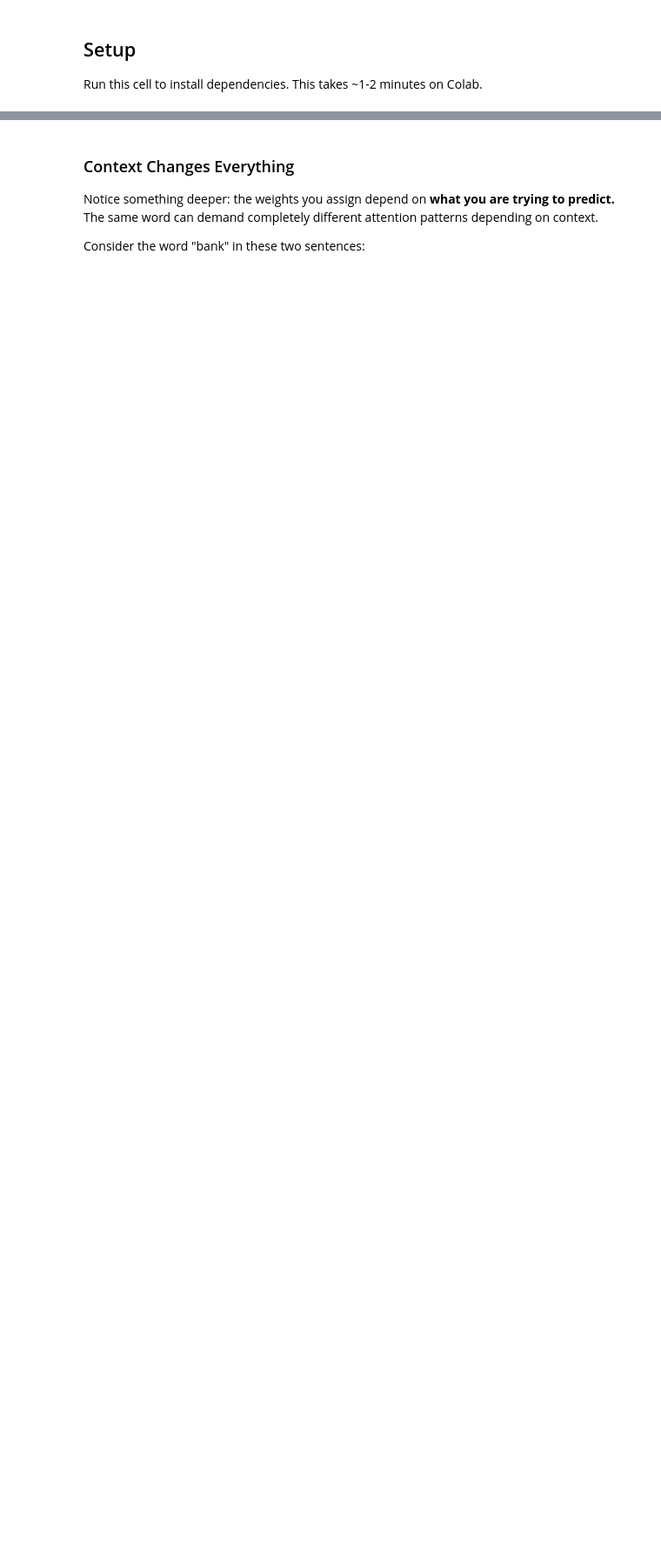
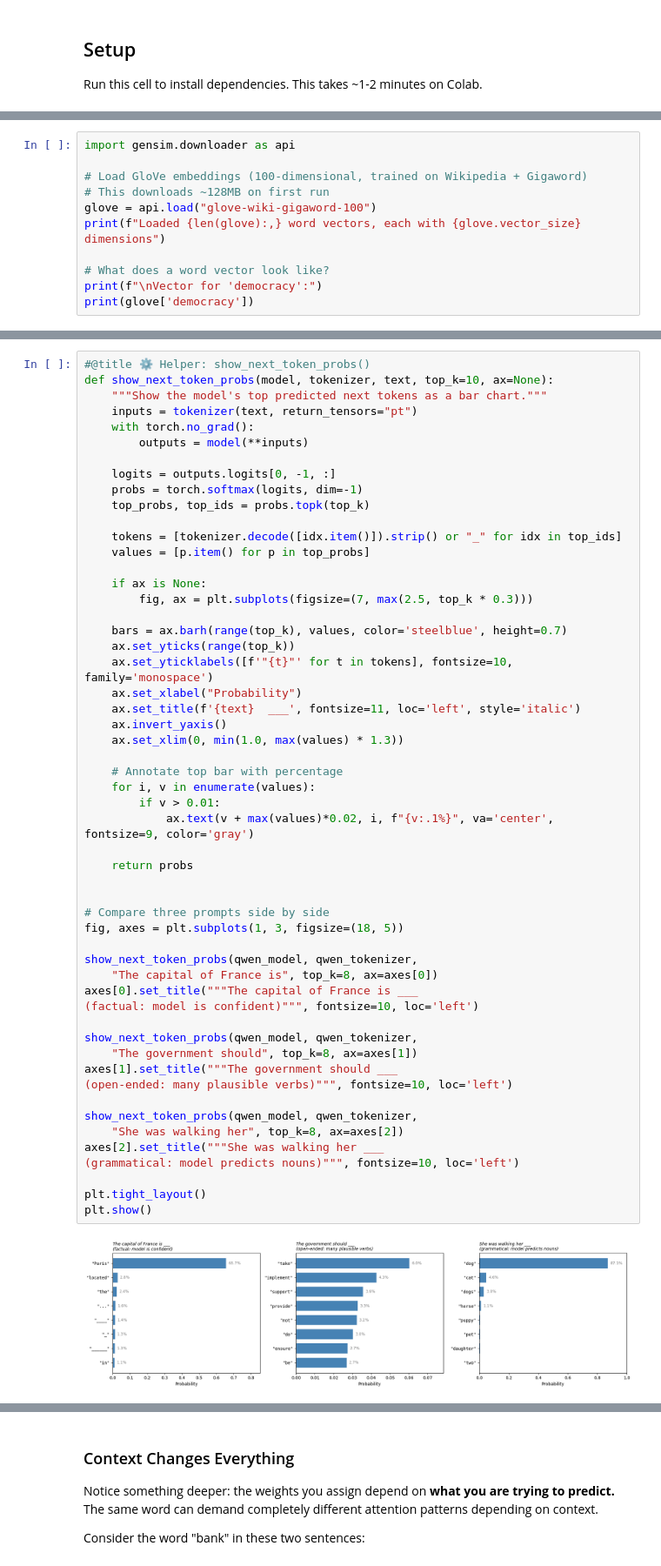
Before and after one commit to antndlcrx/Intro-to-LLMs-DPIR, a Jupyter notebook: course_notebooks/day_1_foundations/day1_embeddings_to_transformers.ipynb, the cells around one changed output, grey strips where cells are left out. Shown at 87% size. Saved outputs shown, nothing was run; the diff lists cells and outputs as text; blank space fills up the shorter version.

```diff
--- a/course_notebooks/day_1_foundations/day1_embeddings_to_transformers.ipynb
+++ b/course_notebooks/day_1_foundations/day1_embeddings_to_transformers.ipynb
@@ -568,0 +246,11 @@ Let's unpack each of these.
+# %%
+import gensim.downloader as api
+
+# Load GloVe embeddings (100-dimensional, trained on Wikipedia + Gigaword)
+# This downloads ~128MB on first run
+glove = api.load("glove-wiki-gigaword-100")
+print(f"Loaded {len(glove):,} word vectors, each with {glove.vector_size} dimensions")
+
+# What does a word vector look like?
+print(f"\nVector for 'democracy':")
+print(glove['democracy'])
@@ -568,0 +520,56 @@ Let's unpack each of these.
+# %%
+#@title ⚙️ Helper: show_next_token_probs()
+def show_next_token_probs(model, tokenizer, text, top_k=10, ax=None):
+    """Show the model's top predicted next tokens as a bar chart."""
+    inputs = tokenizer(text, return_tensors="pt")
+    with torch.no_grad():
+        outputs = model(**inputs)
+
+    logits = outputs.logits[0, -1, :]
+    probs = torch.softmax(logits, dim=-1)
+    top_probs, top_ids = probs.topk(top_k)
+
+    tokens = [tokenizer.decode([idx.item()]).strip() or "_" for idx in top_ids]
+    values = [p.item() for p in top_probs]
+
+    if ax is None:
+        fig, ax = plt.subplots(figsize=(7, max(2.5, top_k * 0.3)))
+
+    bars = ax.barh(range(top_k), values, color='steelblue', height=0.7)
+    ax.set_yticks(range(top_k))
+    ax.set_yticklabels([f'"{t}"' for t in tokens], fontsize=10, family='monospace')
+    ax.set_xlabel("Probability")
+    ax.set_title(f'{text}  ___', fontsize=11, loc='left', style='italic')
+    ax.invert_yaxis()
+    ax.set_xlim(0, min(1.0, max(values) * 1.3))
+
+    # Annotate top bar with percentage
+    for i, v in enumerate(values):
+        if v > 0.01:
+            ax.text(v + max(values)*0.02, i, f"{v:.1%}", va='center', fontsize=9, color='gray')
+
+    return probs
+
+
+# Compare three prompts side by side
+fig, axes = plt.subplots(1, 3, figsize=(18, 5))
+
+show_next_token_probs(qwen_model, qwen_tokenizer,
+    "The capital of France is", top_k=8, ax=axes[0])
+axes[0].set_title("""The capital of France is ___
+(factual: model is confident)""", fontsize=10, loc='left')
+
+show_next_token_probs(qwen_model, qwen_tokenizer,
+    "The government should", top_k=8, ax=axes[1])
+axes[1].set_title("""The government should ___
+(open-ended: many plausible verbs)""", fontsize=10, loc='left')
+
+show_next_token_probs(qwen_model, qwen_tokenizer,
+    "She was walking her", top_k=8, ax=axes[2])
+axes[2].set_title("""She was walking her ___
+(grammatical: model predicts nouns)""", fontsize=10, loc='left')
+
+plt.tight_layout()
+plt.show()
+# %% [output]
+[figure, added]
```
Also changed, not shown: parts of 154 cells of this notebook, 7 other files.
